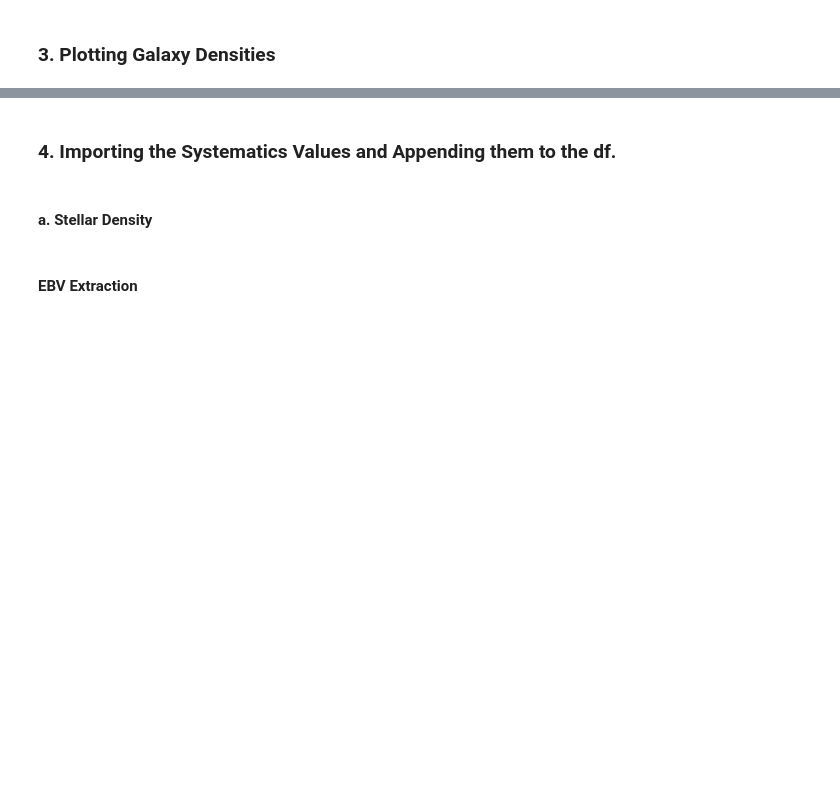
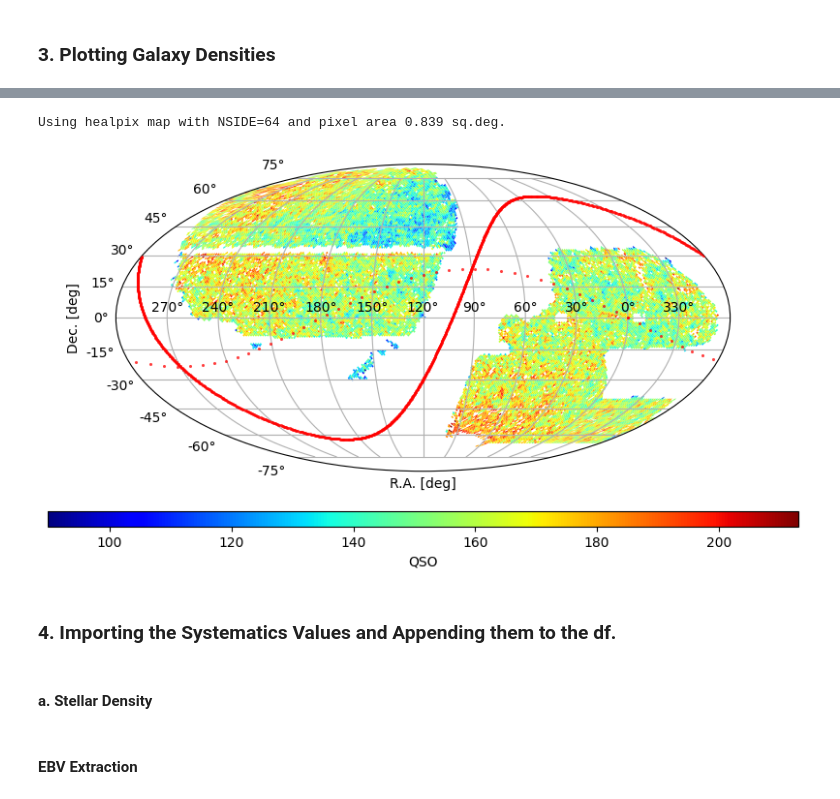
Before and after one commit to elleggert/astrostatistics, a Jupyter notebook: data_preprocessing/dataset_preparation/dataprep.ipynb, the cells around one changed output, grey strips where cells are left out. Drawn from its saved outputs; the diff is of its cells as text; code cells hidden in the pictures; blank space fills up the shorter version.

```diff
--- a/data_preprocessing/dataset_preparation/dataprep.ipynb
+++ b/data_preprocessing/dataset_preparation/dataprep.ipynb
@@ -267,3 +392,14 @@ print(df.shape)
+# %%
+ra, dec = hp.pix2ang(NSIDE,range(NPIX), lonlat=True)
+m_QSO[df_plot.pixel_id.to_numpy()] = df_plot.qso.to_numpy()
+m_QSO = m_QSO.astype(float)
+mask = (m_QSO == 0.0)
+m_QSO[mask] = np.nan
+
+ax = plot_sky_binned(ra,dec, data=m_QSO, cmap='jet',label='QSO', plot_type='healpix', verbose=True,max_bin_area=1.5)
+# %% [output]
+Using healpix map with NSIDE=64 and pixel area 0.839 sq.deg.
+[figure, added]
 # %%
 m_LRG = np.zeros(NPIX)
 
```
Also changed, not shown: parts of 16 cells of this notebook.
